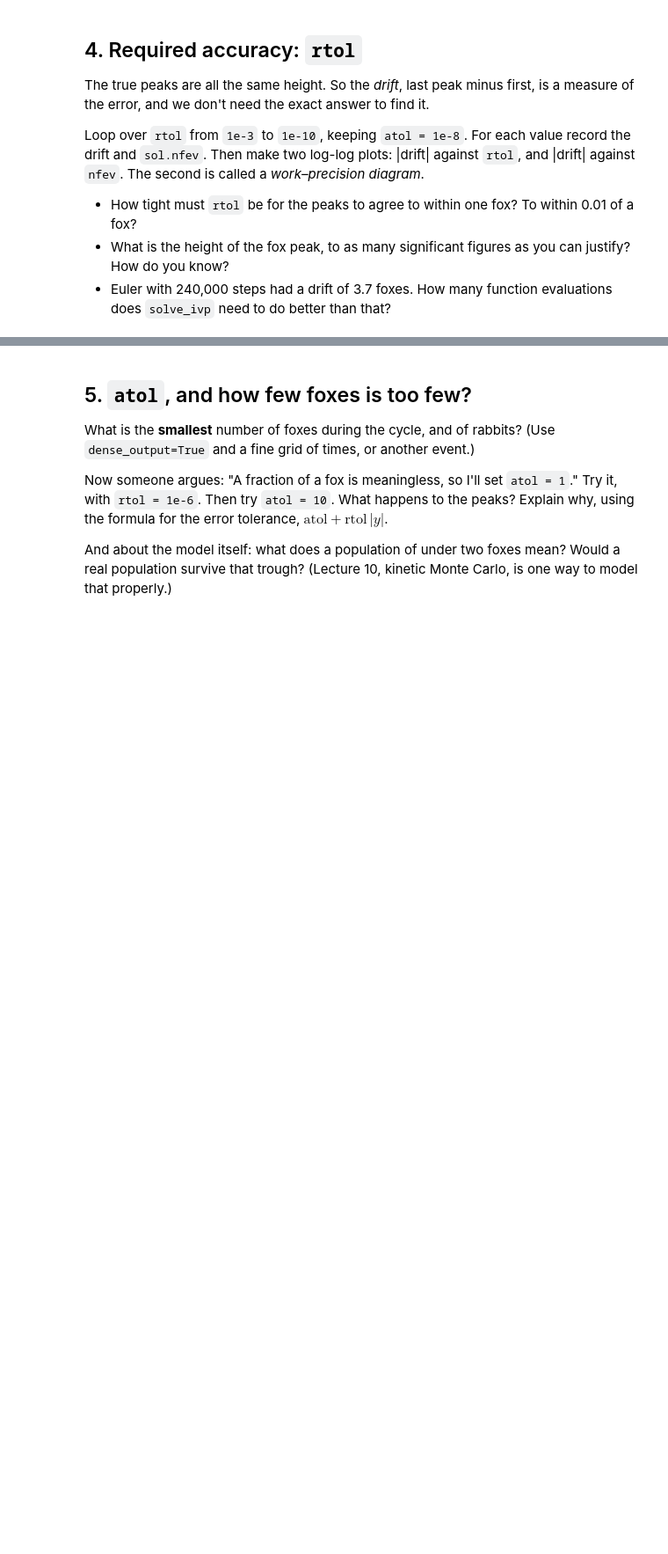
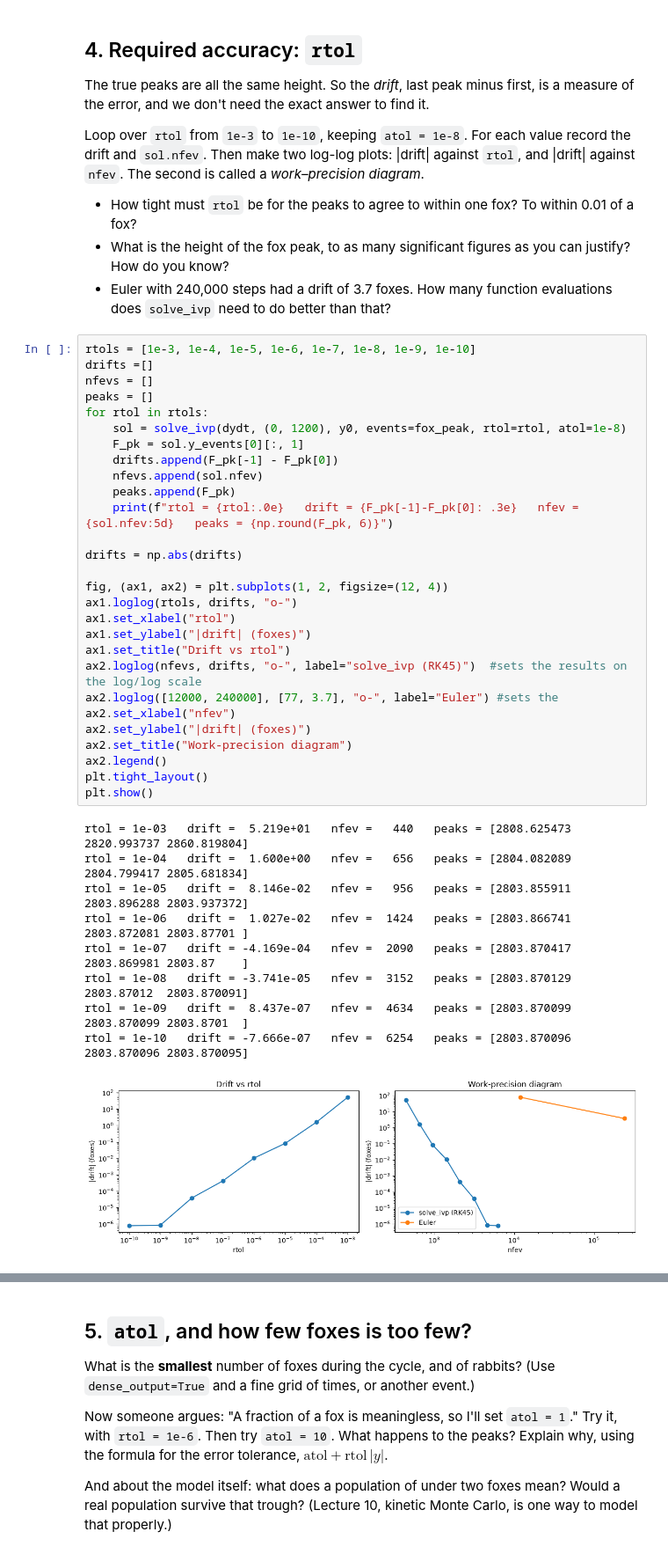
Before and after one commit to mitchellmlibby/differential-equations, a Jupyter notebook: rabbits-and-foxes.ipynb, the cells around one changed output, grey strips where cells are left out. Shown at 88% size. Cells and saved outputs as stored; diff of their text form; blank space fills up the shorter version.

```diff
--- a/rabbits-and-foxes.ipynb
+++ b/rabbits-and-foxes.ipynb
@@ -204,5 +204,43 @@ diagram*.
   justify? How do you know?
 - Euler with 240,000 steps had a drift of 3.7 foxes. How many function evaluations
   does `solve_ivp` need to do better than that?
+# %%
+rtols = [1e-3, 1e-4, 1e-5, 1e-6, 1e-7, 1e-8, 1e-9, 1e-10]
+drifts =[]
+nfevs = []
+peaks = []
+for rtol in rtols:
+    sol = solve_ivp(dydt, (0, 1200), y0, events=fox_peak, rtol=rtol, atol=1e-8)
+    F_pk = sol.y_events[0][:, 1]
+    drifts.append(F_pk[-1] - F_pk[0])
+    nfevs.append(sol.nfev)
+    peaks.append(F_pk)
+    print(f"rtol = {rtol:.0e}   drift = {F_pk[-1]-F_pk[0]: .3e}   nfev = {sol.nfev:5d}   peaks = {np.round(F_pk, 6)}")
+
+drifts = np.abs(drifts)
+
+fig, (ax1, ax2) = plt.subplots(1, 2, figsize=(12, 4))
+ax1.loglog(rtols, drifts, "o-")
+ax1.set_xlabel("rtol")
+ax1.set_ylabel("|drift| (foxes)")
+ax1.set_title("Drift vs rtol")
+ax2.loglog(nfevs, drifts, "o-", label="solve_ivp (RK45)")  #sets the results on the log/log scale
+ax2.loglog([12000, 240000], [77, 3.7], "o-", label="Euler") #sets the
+ax2.set_xlabel("nfev")
+ax2.set_ylabel("|drift| (foxes)")
+ax2.set_title("Work-precision diagram")
+ax2.legend()
+plt.tight_layout()
+plt.show()
+# %% [output]
+rtol = 1e-03   drift =  5.219e+01   nfev =   440   peaks = [2808.625473 2820.993737 2860.819804]
+rtol = 1e-04   drift =  1.600e+00   nfev =   656   peaks = [2804.082089 2804.799417 2805.681834]
+rtol = 1e-05   drift =  8.146e-02   nfev =   956   peaks = [2803.855911 2803.896288 2803.937372]
+rtol = 1e-06   drift =  1.027e-02   nfev =  1424   peaks = [2803.866741 2803.872081 2803.87701 ]
+rtol = 1e-07   drift = -4.169e-04   nfev =  2090   peaks = [2803.870417 2803.869981 2803.87    ]
+rtol = 1e-08   drift = -3.741e-05   nfev =  3152   peaks = [2803.870129 2803.87012  2803.870091]
+rtol = 1e-09   drift =  8.437e-07   nfev =  4634   peaks = [2803.870099 2803.870099 2803.8701  ]
+rtol = 1e-10   drift = -7.666e-07   nfev =  6254   peaks = [2803.870096 2803.870096 2803.870095]
+[figure, added]
 # %% [markdown]
 *Answer:*
```
Also changed, not shown: parts of 1 cell of this notebook.
